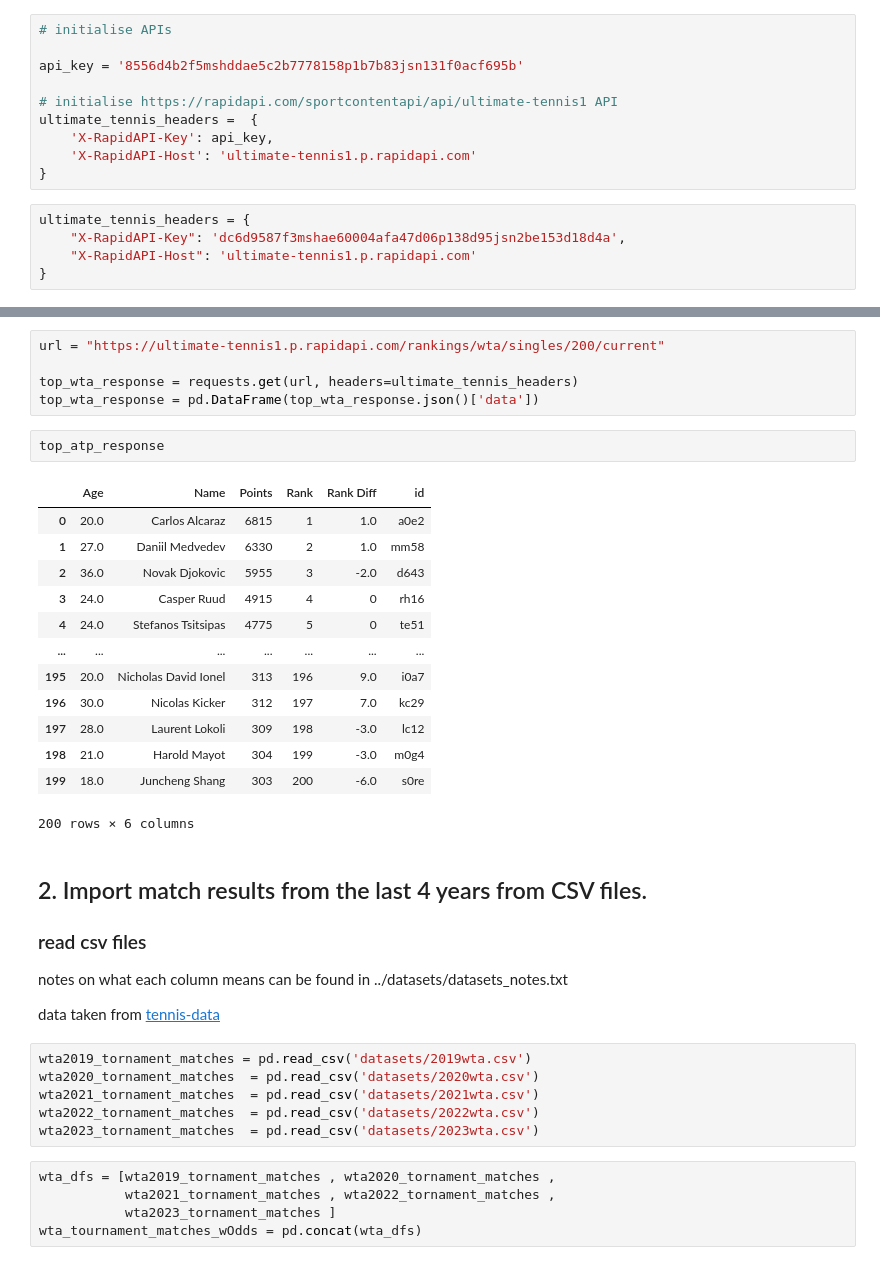
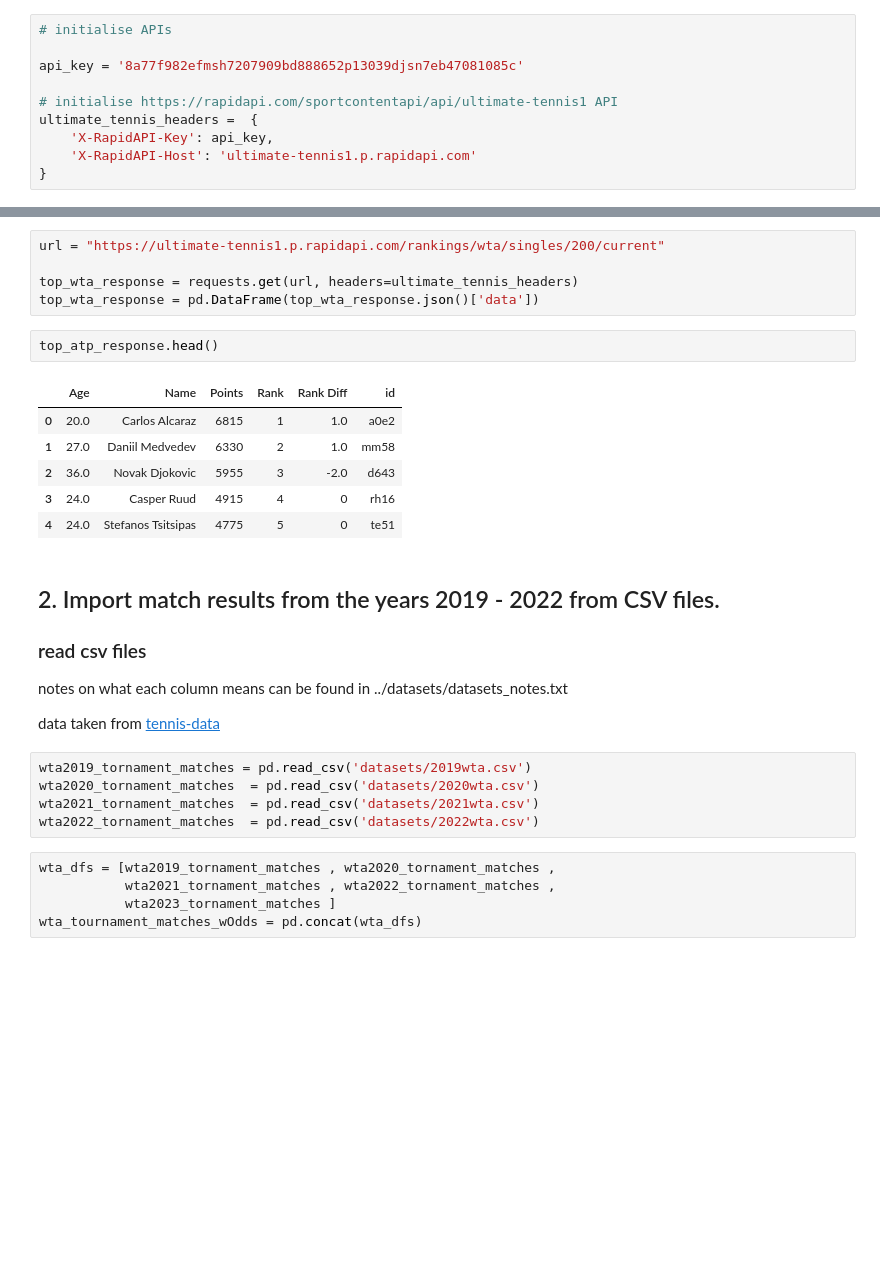
Before and after one commit to mmmcustard/analytics158739, a Jupyter notebook: 158739Assignment4.ipynb, the cells around one changed output, grey strips where cells are left out. Saved outputs shown, nothing was run; the diff lists cells and outputs as text; blank space fills up the shorter version.

```diff
--- a/158739Assignment4.ipynb
+++ b/158739Assignment4.ipynb
@@ -220,18 +220,13 @@ def betting_returns(players_name,matches_df):
 # %%
 # initialise APIs
 
-api_key = '8556d4b2f5mshddae5c2b7778158p1b7b83jsn131f0acf695b'
+api_key = '8a77f982efmsh7207909bd888652p13039djsn7eb47081085c'
 
 # initialise https://rapidapi.com/sportcontentapi/api/ultimate-tennis1 API
 ultimate_tennis_headers =  {
     'X-RapidAPI-Key': api_key,
     'X-RapidAPI-Host': 'ultimate-tennis1.p.rapidapi.com'
 }
-# %%
-ultimate_tennis_headers = {
-	"X-RapidAPI-Key": 'dc6d9587f3mshae60004afa47d06p138d95jsn2be153d18d4a',
-	"X-RapidAPI-Host": 'ultimate-tennis1.p.rapidapi.com'
-}
 # %% [markdown]
 #### Import ATP players and rankings
 # %%
@@ -247,23 +242,16 @@ url = "https://ultimate-tennis1.p.rapidapi.com/rankings/wta/singles/200/current"
 top_wta_response = requests.get(url, headers=ultimate_tennis_headers)
 top_wta_response = pd.DataFrame(top_wta_response.json()['data'])
 # %%
-top_atp_response
+top_atp_response.head()
 # %% [output]
 |  | Age | Name | Points | Rank | Rank Diff | id |
 | 0 | 20.0 | Carlos Alcaraz | 6815 | 1 | 1.0 | a0e2 |
 | 1 | 27.0 | Daniil Medvedev | 6330 | 2 | 1.0 | mm58 |
 | 2 | 36.0 | Novak Djokovic | 5955 | 3 | -2.0 | d643 |
 | 3 | 24.0 | Casper Ruud | 4915 | 4 | 0 | rh16 |
 | 4 | 24.0 | Stefanos Tsitsipas | 4775 | 5 | 0 | te51 |
-| ... | ... | ... | ... | ... | ... | ... |
-| 195 | 20.0 | Nicholas David Ionel | 313 | 196 | 9.0 | i0a7 |
-| 196 | 30.0 | Nicolas Kicker | 312 | 197 | 7.0 | kc29 |
-| 197 | 28.0 | Laurent Lokoli | 309 | 198 | -3.0 | lc12 |
-| 198 | 21.0 | Harold Mayot | 304 | 199 | -3.0 | m0g4 |
-| 199 | 18.0 | Juncheng Shang | 303 | 200 | -6.0 | s0re |
-200 rows × 6 columns
 # %% [markdown]
-## 2. Import match results from the last 4 years from CSV files.
+## 2. Import match results from the years 2019 - 2022 from CSV files.
 ### read csv files
 
 notes on what each column means can be found in ../datasets/datasets_notes.txt
@@ -274,7 +262,6 @@ wta2019_tornament_matches = pd.read_csv('datasets/2019wta.csv')
 wta2020_tornament_matches  = pd.read_csv('datasets/2020wta.csv')
 wta2021_tornament_matches  = pd.read_csv('datasets/2021wta.csv')
 wta2022_tornament_matches  = pd.read_csv('datasets/2022wta.csv')
-wta2023_tornament_matches  = pd.read_csv('datasets/2023wta.csv')
 # %%
 wta_dfs = [wta2019_tornament_matches , wta2020_tornament_matches ,
            wta2021_tornament_matches , wta2022_tornament_matches ,
```
Also changed, not shown: parts of 12 cells of this notebook.
